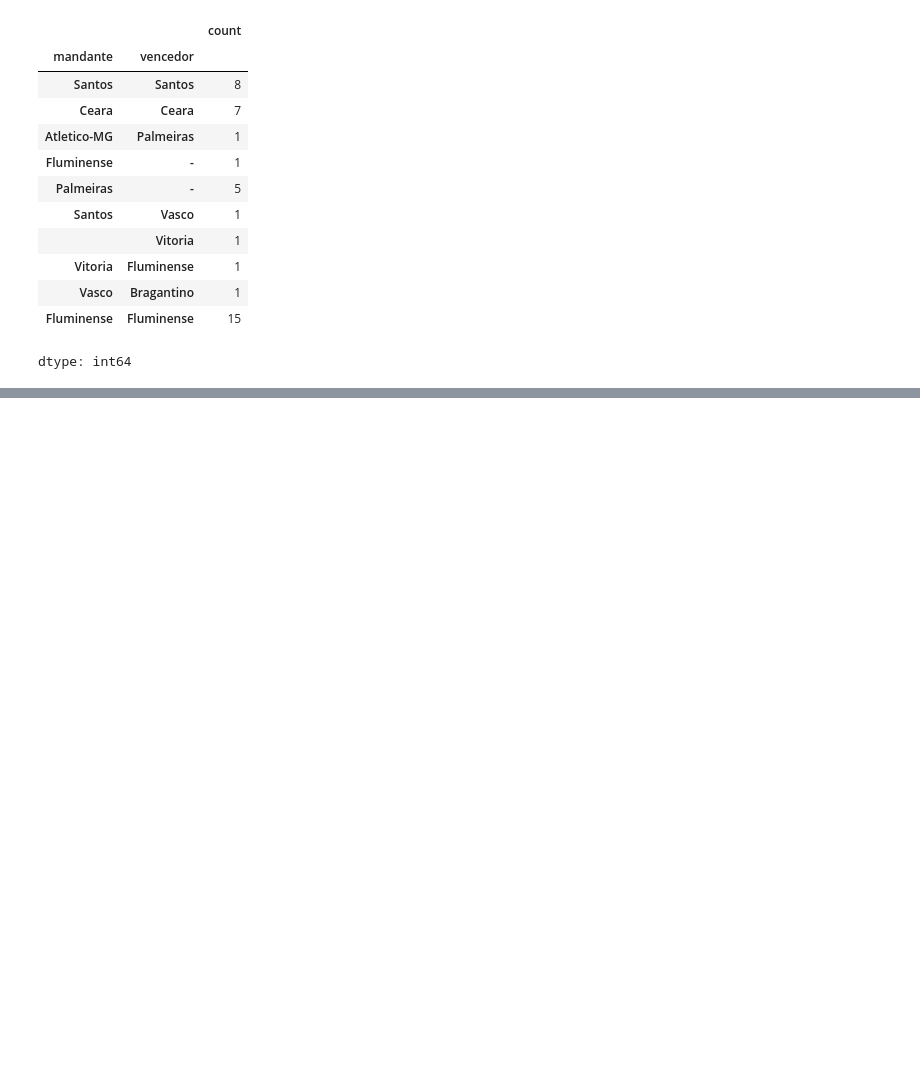
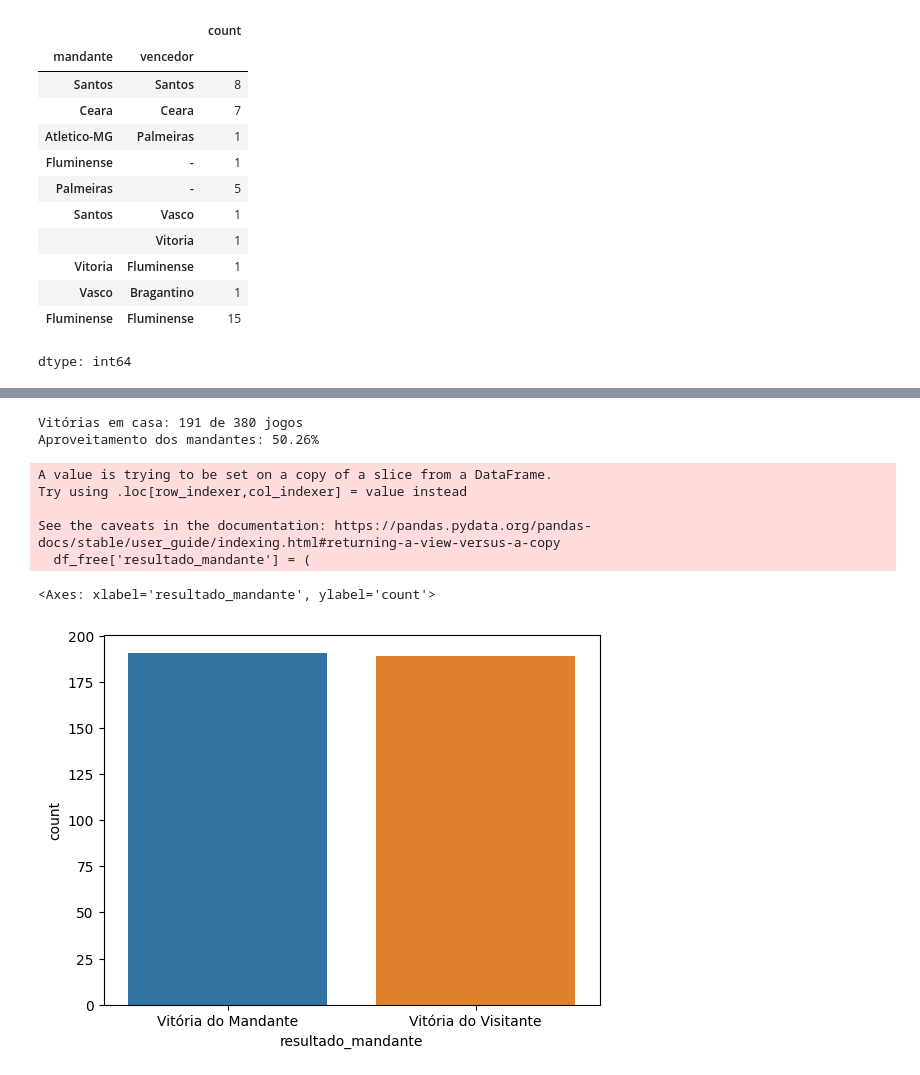
Before and after one commit to RikelmeSousadeCarvalho/ModelagemPreditivaBrasileirao, a Jupyter notebook: projeto.ipynb, the cells around one changed output, grey strips where cells are left out. Saved outputs shown, nothing was run; the diff lists cells and outputs as text; code cells hidden in the pictures; blank space fills up the shorter version.

```diff
--- a/projeto.ipynb
+++ b/projeto.ipynb
@@ -383,0 +374,30 @@ dtype: float64
+# %%
+#Mando de campo: Qual a diferença de aproveitamento mandante x visitante?
+
+# 1. Contar o número de vitórias do mandante
+vitorias_mandante = (df_free['mandante'] == df_free['vencedor']).sum()
+
+# 2. Calcular o aproveitamento em porcentagem
+total_jogos = len(df_free)
+aproveitamento = (vitorias_mandante / total_jogos) * 100
+
+print(f"Vitórias em casa: {vitorias_mandante} de {total_jogos} jogos")
+print(f"Aproveitamento dos mandantes: {aproveitamento:.2f}%")
+# %% [output]
+Vitórias em casa: 191 de 380 jogos
+Aproveitamento dos mandantes: 50.26%
+# %%
+#Gráfico de barras do de cima
+df_free['resultado_mandante'] = (
+    df_free['mandante'] == df_free['vencedor']
+).map({True: 'Vitória do Mandante', False: 'Vitória do Visitante'})
+
+sns.countplot(data=df_free, x='resultado_mandante', hue='resultado_mandante', legend=False)
+# %% [output]
+A value is trying to be set on a copy of a slice from a DataFrame.
+Try using .loc[row_indexer,col_indexer] = value instead
+
+See the caveats in the documentation: https://pandas.pydata.org/pandas-docs/stable/user_guide/indexing.html#returning-a-view-versus-a-copy
+  df_free['resultado_mandante'] = (
+<Axes: xlabel='resultado_mandante', ylabel='count'>
+[figure, added]
```
Also changed, not shown: parts of 9 cells of this notebook.
